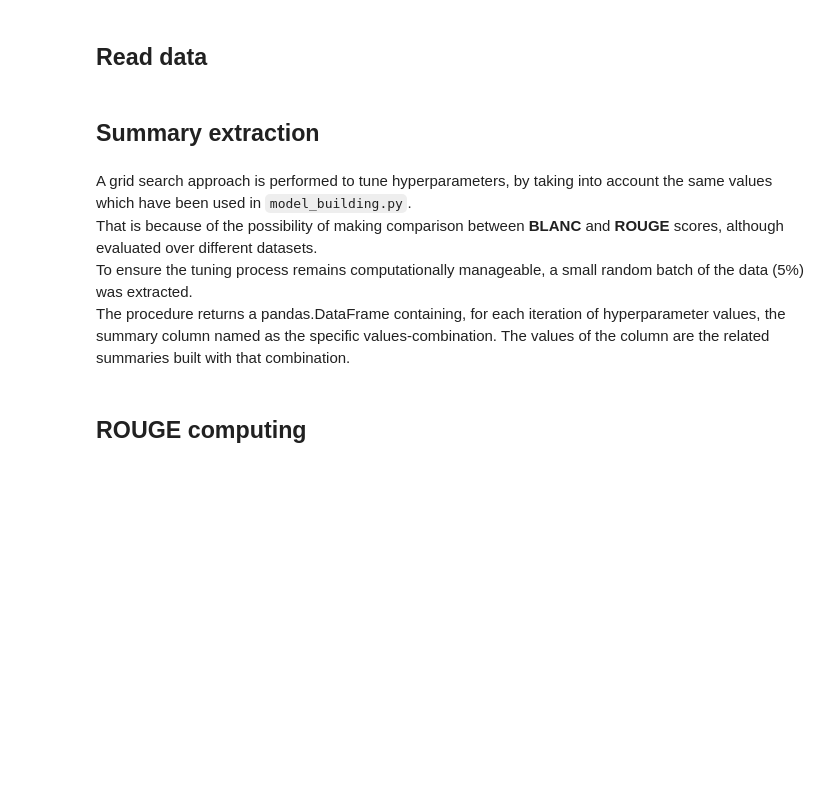
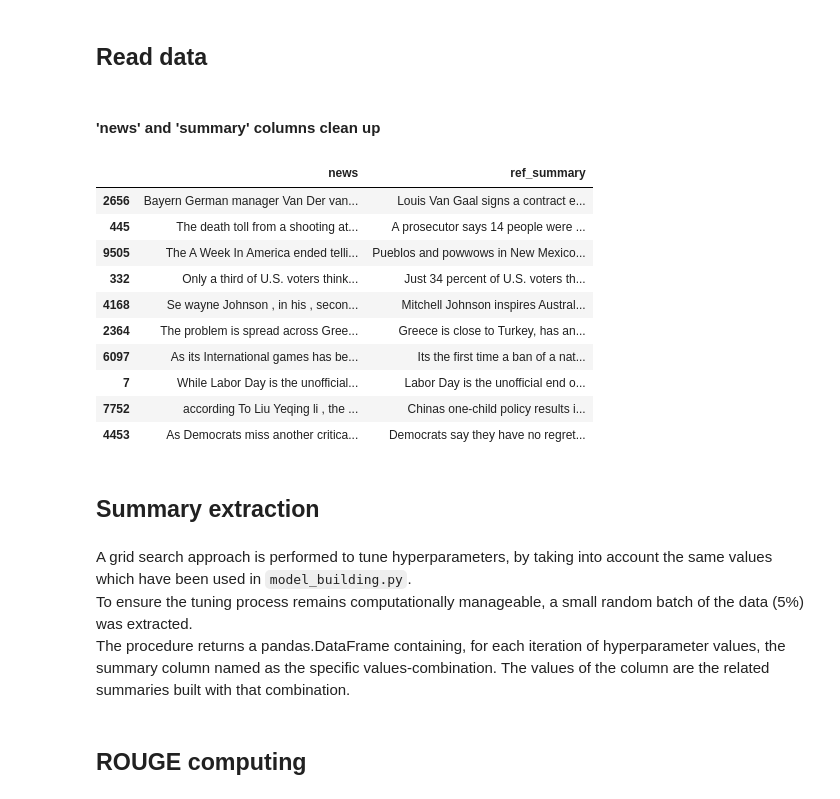
Before and after one commit to mkdib1/text-summarization, a Jupyter notebook: cnn_rouge_tun.ipynb, the cells around one changed output. Cells and saved outputs as stored; diff of their text form; code cells hidden in the pictures; blank space fills up the shorter version.

```diff
--- a/cnn_rouge_tun.ipynb
+++ b/cnn_rouge_tun.ipynb
@@ -40,2 +70,25 @@ all_stopwords = set(stop_words).union(added_stopwords)
+# %%
+def clean_prefix_ref_summary(text):
+    """
+    Cleans input text by removing specific patterns
+    The following are performed:
+     - Returns the input unchanged if it is not a string.
+     - Removes initial patterns as 'NEW:' and 'CDC:'.
+     - Leaves a single whitspace in case of multiple blanks
+     - Normalizes quotes
+     - Removes all characters but alphanumeric and a short set of symbols
+    """
+    if not isinstance(text, str):
+        return text
+
+    text = re.sub(r'^(NEW:|CDC:)\s*', '', text, flags=re.IGNORECASE)
+    text = re.sub(r'\s+', ' ', text)
+    text = re.sub(r'[“”’]', " ", text)
+    text = re.sub(r'[^a-zA-Z0-9%£$.,;:\-\s]', '', text)
+    return text.strip()
+
+def clean_ref_summary_column(df, column):
+    df[column] = df[column].apply(clean_prefix_ref_summary)
+    return df
 # %%
 def build_lda_summary(nlp, row, num_s, nt, stop_words, bonus_weight=0.6, penalty_weight=0.4):
@@ -125,8 +212,25 @@ df_cnn = df_cnn.sample(frac=0.05, random_state=123) # Using 5% of the rows for s
+# %% [markdown]
+#### 'news' and 'summary' columns clean up
+# %%
+df_cnn_cln = clean_fulltext_column(df_cnn, column='news')
+df_cnn_cln = clean_ref_summary_column(df_cnn, column='ref_summary')
+df_cnn_cln
+# %% [output]
+|  | news | ref_summary |
+| 2656 | Bayern German manager Van Der van... | Louis Van Gaal signs a contract e... |
+| 445 | The death toll from a shooting at... | A prosecutor says 14 people were ... |
+| 9505 | The A Week In America ended telli... | Pueblos and powwows in New Mexico... |
+| 332 | Only a third of U.S. voters think... | Just 34 percent of U.S. voters th... |
+| 4168 | Se wayne Johnson , in his , secon... | Mitchell Johnson inspires Austral... |
+| 2364 | The problem is spread across Gree... | Greece is close to Turkey, has an... |
+| 6097 | As its International games has be... | Its the first time a ban of a nat... |
+| 7 | While Labor Day is the unofficial... | Labor Day is the unofficial end o... |
+| 7752 | according To Liu Yeqing li , the ... | Chinas one-child policy results i... |
+| 4453 | As Democrats miss another critica... | Democrats say they have no regret... |
 # %% [markdown]
 ## Summary extraction
 # %% [markdown]
 A grid search approach is performed to tune hyperparameters, by taking into account the same values which have been used in `model_building.py`.<br>
-That is because of the possibility of making comparison between **BLANC** and **ROUGE** scores, although evaluated over different datasets.<br>
 To ensure the tuning process remains computationally manageable, a small random batch of the data (5%) was extracted.<br>
 The procedure returns a pandas.DataFrame containing, for each iteration of hyperparameter values, the summary column named as the specific values-combination. The values of the column are the related summaries built with that combination.
 # %%
```
Also changed, not shown: parts of 14 cells of this notebook, 11 other files.
